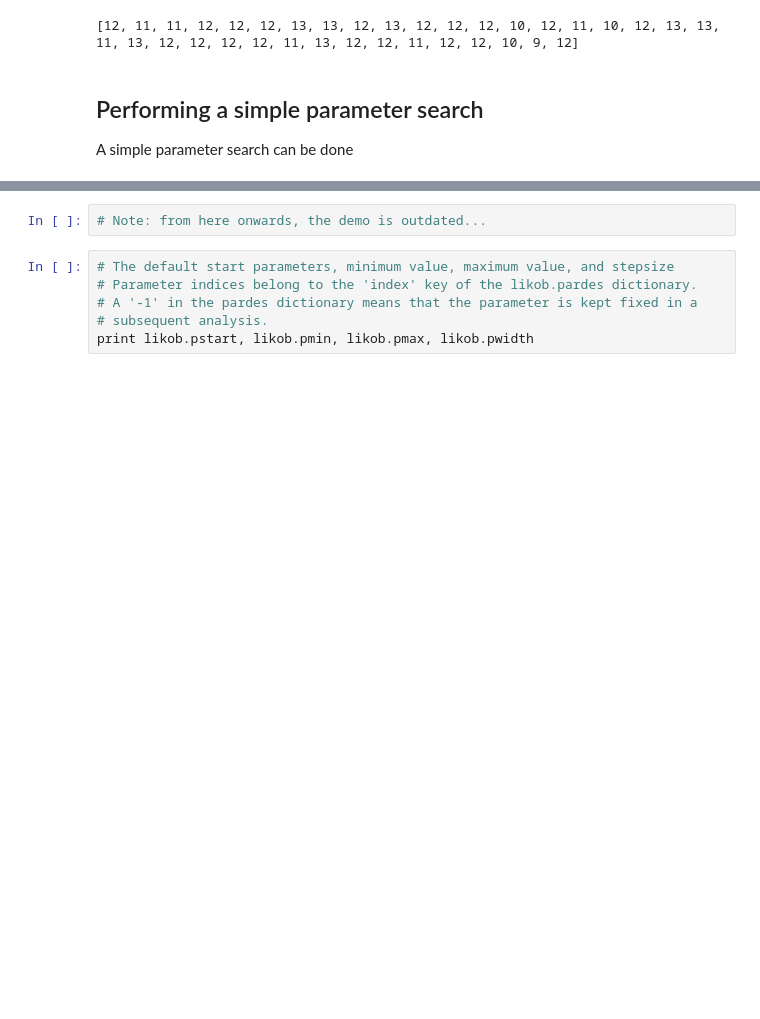
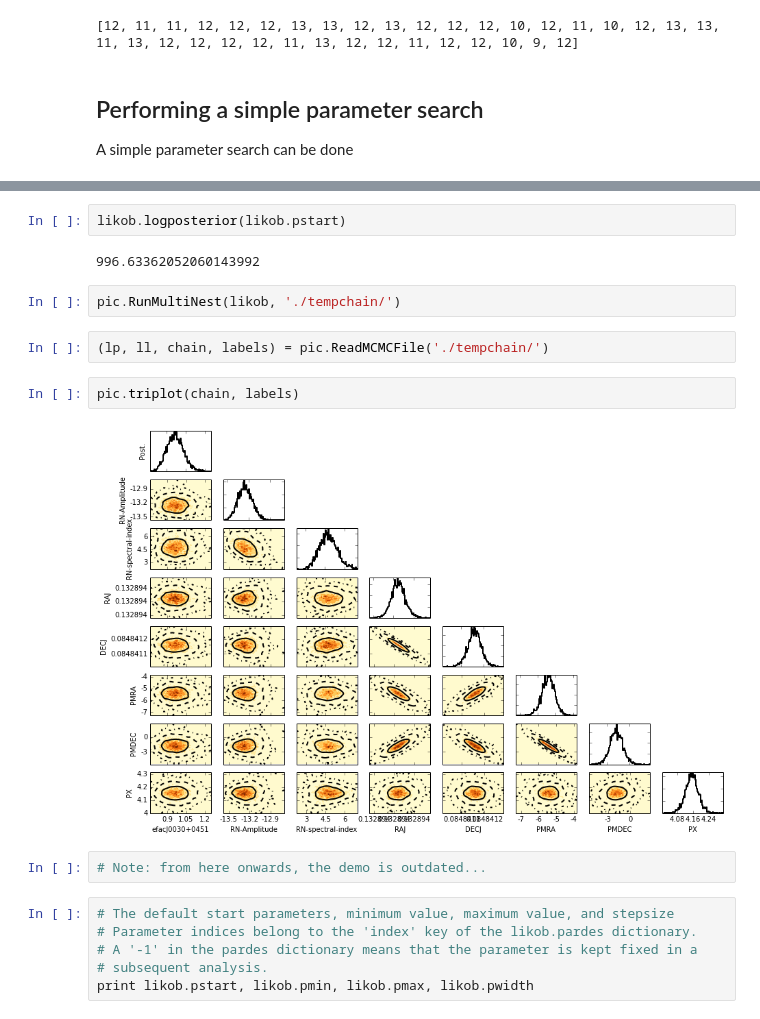
Before and after one commit to vhaasteren/piccard, a Jupyter notebook: examples/piccard-demo.ipynb, the cells around one changed output, grey strips where cells are left out. Saved outputs shown, nothing was run; the diff lists cells and outputs as text; blank space fills up the shorter version.

```diff
--- a/examples/piccard-demo.ipynb
+++ b/examples/piccard-demo.ipynb
@@ -375,3 +387,15 @@ A simple parameter search can be done
+# %%
+likob.logposterior(likob.pstart)
+# %% [output]
+996.63362052060143992
+# %%
+pic.RunMultiNest(likob, './tempchain/')
+# %%
+(lp, ll, chain, labels) = pic.ReadMCMCFile('./tempchain/')
+# %%
+pic.triplot(chain, labels)
+# %% [output]
+[figure, added]
 # %%
 # Note: from here onwards, the demo is outdated...
 # %%
```
Also changed, not shown: parts of 10 cells of this notebook, 1 other file.
